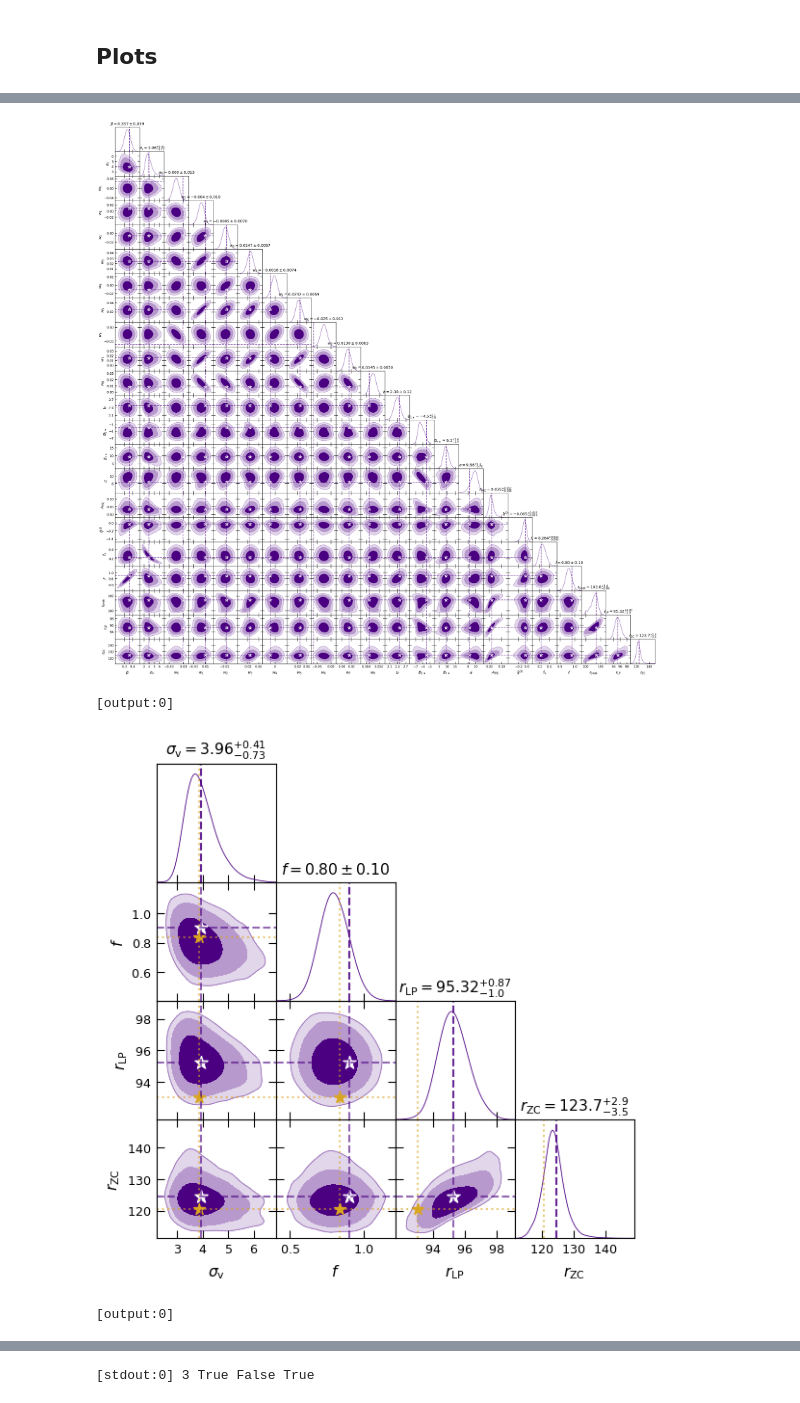
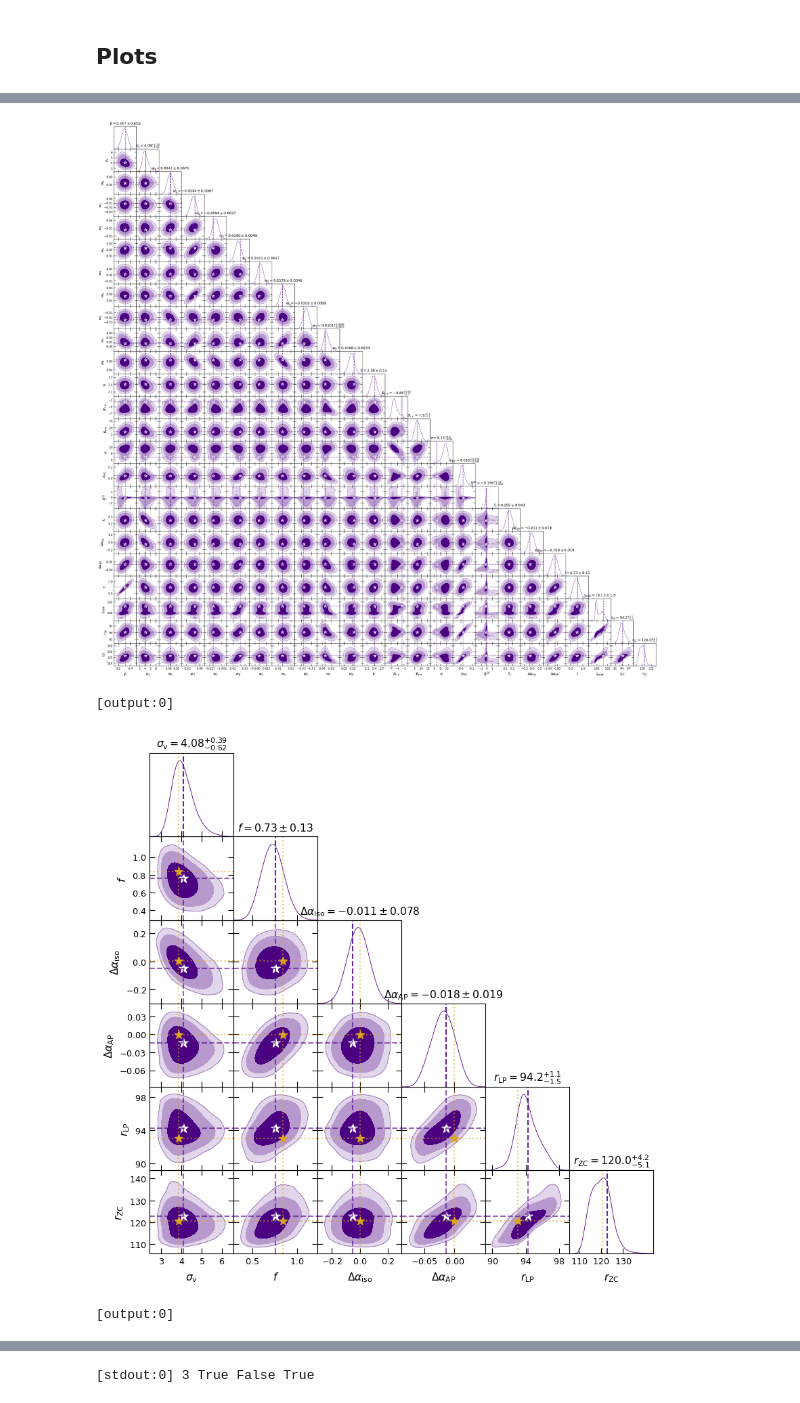
Before and after one commit to a-paranjape/zeldovich-smearing, a Jupyter notebook: examples/ZelSmear_MCMC_mpi.ipynb, the cells around one changed output, grey strips where cells are left out. Cells and saved outputs as stored; diff of their text form; code cells hidden in the pictures.

Commit message:
completed iteration 0 with AP modelling

```diff
--- a/examples/ZelSmear_MCMC_mpi.ipynb
+++ b/examples/ZelSmear_MCMC_mpi.ipynb
@@ -308,6 +319,7 @@ Basis prior [mean,std] from distribution:
                        'scales_file':Scales_File,
                        'L_Max':L_Max,
                        'modify_data':Modify_Data,
+                       'model_AP':Model_AP,
                        'include_Sig2obs':Include_Sig2Obs
                       }}
 
@@ -344,6 +356,12 @@ Basis prior [mean,std] from distribution:
         Latex_List += ['f_{\\rm v}']
         Defaults_List += [fv_prior[0]]
         proposal_list += [0.0002]
+
+    if Model_AP:
+        Params_List += ['Daiso','DaAP']
+        Latex_List += ['\\Delta\\alpha_{\\rm iso}','\\Delta\\alpha_{\\rm AP}']
+        Defaults_List += [Daiso_prior[0],DaAP_prior[0]]
+        proposal_list += [0.001,0.001]
 
     Derived_List = ['peak','LP','ZC']
     Derived_Latex = ['r_{\\rm peak}','r_{\\rm LP}','r_{\\rm ZC}']
@@ -409,6 +427,10 @@ Basis prior [mean,std] from distribution:
     if Include_Sig2Obs:
         info['params']['fv']['prior'] = {'dist':'norm','loc':fv_prior[0],'scale':fv_prior[1]}
 
+    if Model_AP:
+        info['params']['Daiso']['prior'] = {'dist':'norm','loc':Daiso_prior[0],'scale':Daiso_prior[1]}
+        info['params']['DaAP']['prior'] = {'dist':'norm','loc':DaAP_prior[0],'scale':DaAP_prior[1]}
+
     for d in range(len(Derived_List)):
         dpar = Derived_List[d]
         info['params'][dpar] = {'latex':Derived_Latex[d]}
@@ -431,6 +453,9 @@ Basis prior [mean,std] from distribution:
         info["resume"] = True
     else:
         info["force"] = True
-    print(info['output'])
+
+    if MPI.COMM_WORLD.Get_rank() == 0:
+        print(info['output'])
+        print(info['params'])
 # %% [output]
 [stdout:2] stats/chains/varymc/AbacusSummit/base_c000/DESI-LRG2/mcmc_LMax3_lgMmin12.90_z0.800_inclSig2obs_mpi
@@ -678,6 +703,8 @@ Extracting basis functions as NN...
             dim += 1
     if Include_Sig2Obs:
         dim += 1
+    if Model_AP:
+        dim += 2
     if not VaryMC:
         dim -= 1 # don't sample AMC
     if Modify_Data & (L_Max > 1):
@@ -707,6 +734,8 @@ Extracting basis functions as NN...
             plot_param_list += ['qbar4']
     if Include_Sig2Obs:
         plot_param_list += ['fv']
+    if Model_AP:
+        plot_param_list += ['Daiso','DaAP']
     plot_param_list += Derived_List
 
     start_time = time()
@@ -768,6 +797,11 @@ Extracting basis functions as NN...
     Cosmo_List = ['sigv','f']
     Cosmo_Inds = [1,dim]
     Cosmo_Truth = [sigv_fid,beta_fid*b_fid]
+
+    if Model_AP:
+        Cosmo_List += ['Daiso','DaAP']
+        Cosmo_Inds += [-6,-5]
+        Cosmo_Truth += [Daiso_fid,DaAP_fid]
 
     Cosmo_List += ['LP','ZC']
     Cosmo_Inds += [-2,-1]
@@ -855,7 +889,6 @@ Extracting basis functions as NN...
     # SDBMC+Cosmo params
     Mixed_List = ['sigv','LP','b','B1st','Bvst']
     Mixed_Inds = [1,-2,N_Basis+2,N_Basis+3,N_Basis+4]
-    # +3 since beta,sigv,b varied
 
     if VaryMC:
         Mixed_List += ['AMC']
@@ -1095,5 +1128,5 @@ Writing to file: ./plots/AbacusSummit/base_c000/DESI-LRG2/xilin_LMax3_lgMmin12.9
 [output:0]
-[figure, old version]
+[figure, new version]
 [output:0]
-[figure, old version]
+[figure, new version]
 [output:0]
```
Also changed, not shown: parts of 7 cells of this notebook, 11 other files.
